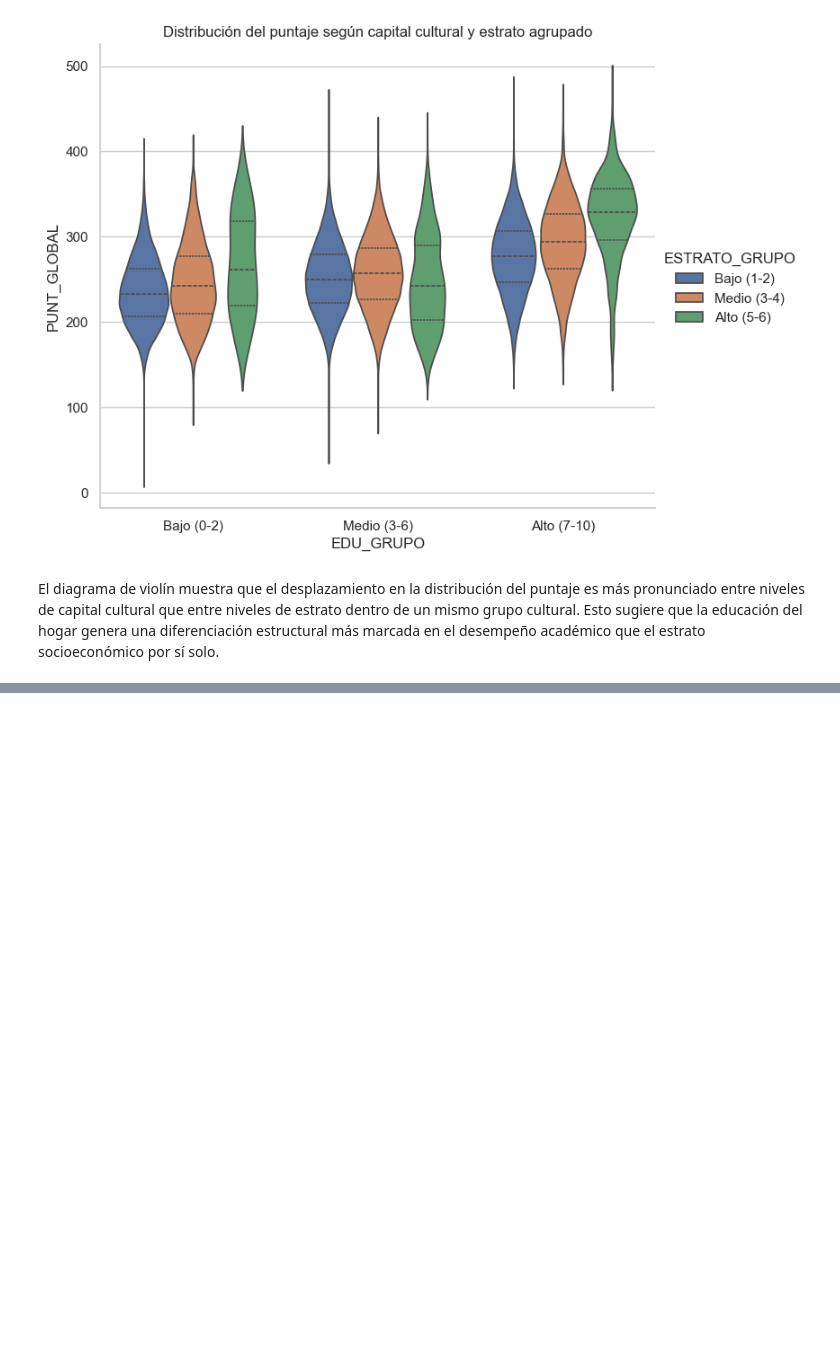
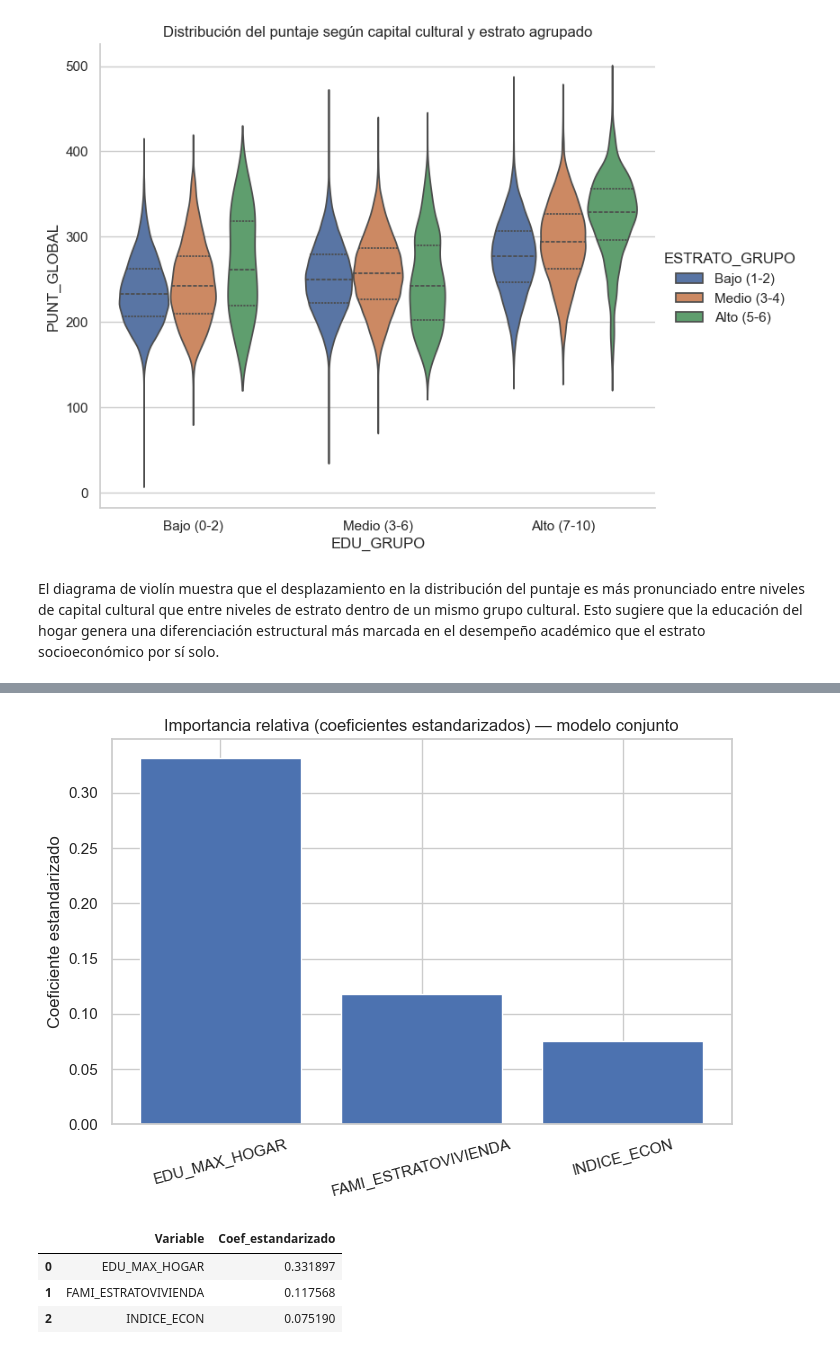
Before and after one commit to isabellagomez2003-sys/Proyecto-1, a Jupyter notebook: Soporte3_FuentesDeAnalisis_Pregunta3.ipynb, the cells around one changed output, grey strips where cells are left out. Saved outputs shown, nothing was run; the diff lists cells and outputs as text; code cells hidden in the pictures; blank space fills up the shorter version.

```diff
--- a/Soporte3_FuentesDeAnalisis_Pregunta3.ipynb
+++ b/Soporte3_FuentesDeAnalisis_Pregunta3.ipynb
@@ -698,0 +791,35 @@ El diagrama de violín muestra que el desplazamiento en la distribución del pun
+# %%
+from sklearn.preprocessing import StandardScaler
+
+# Estandarizar
+X = df[["EDU_MAX_HOGAR", "FAMI_ESTRATOVIVIENDA", "INDICE_ECON"]].copy()
+y = df["PUNT_GLOBAL"].values.reshape(-1, 1)
+
+scX = StandardScaler()
+scY = StandardScaler()
+
+Xz = scX.fit_transform(X)
+yz = scY.fit_transform(y).ravel()
+
+X_tr, X_te, y_tr, y_te = train_test_split(Xz, yz, test_size=0.2, random_state=42)
+
+m = LinearRegression().fit(X_tr, y_tr)
+coef = pd.DataFrame({
+    "Variable": ["EDU_MAX_HOGAR", "FAMI_ESTRATOVIVIENDA", "INDICE_ECON"],
+    "Coef_estandarizado": m.coef_
+}).sort_values("Coef_estandarizado", ascending=False)
+
+plt.figure(figsize=(8,5))
+plt.bar(coef["Variable"], coef["Coef_estandarizado"])
+plt.title("Importancia relativa (coeficientes estandarizados) — modelo conjunto")
+plt.ylabel("Coeficiente estandarizado")
+plt.xticks(rotation=15)
+plt.show()
+
+coef
+# %% [output]
+[figure, added]
+|  | Variable | Coef_estandarizado |
+| 0 | EDU_MAX_HOGAR | 0.331897 |
+| 1 | FAMI_ESTRATOVIVIENDA | 0.117568 |
+| 2 | INDICE_ECON | 0.075190 |
```
Also changed, not shown: parts of 5 cells of this notebook.
